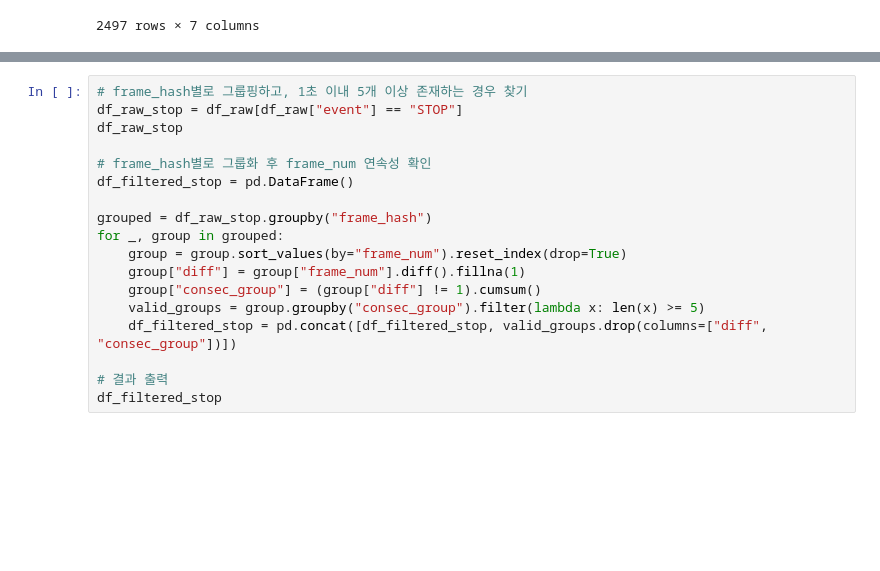
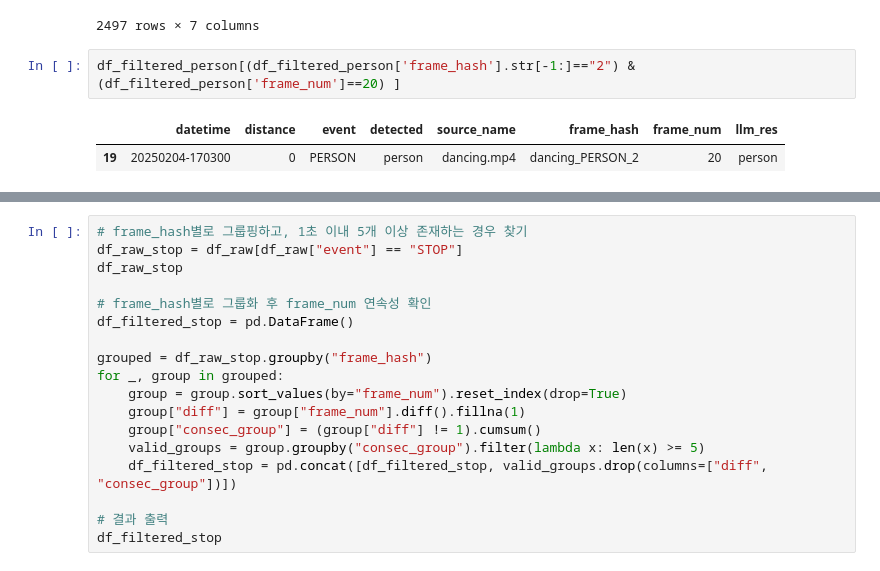
Before and after one commit to DrFirstLee/yolo_structure, a Jupyter notebook: notebooks/data_finalize_fast.ipynb, the cells around one changed output, grey strips where cells are left out. Saved outputs shown, nothing was run; the diff lists cells and outputs as text; blank space fills up the shorter version.

```diff
--- a/notebooks/data_finalize_fast.ipynb
+++ b/notebooks/data_finalize_fast.ipynb
@@ -45,5 +48,10 @@ df_filtered_person
 | 148 | 20250204-170303 | 0 | PERSON | person | dancing.mp4 | dancing_PERSON_9 | 234 |
 | 149 | 20250204-170303 | 0 | PERSON | person | dancing.mp4 | dancing_PERSON_9 | 235 |
 2497 rows × 7 columns
+# %%
+df_filtered_person[(df_filtered_person['frame_hash'].str[-1:]=="2") & (df_filtered_person['frame_num']==20) ]
+# %% [output]
+|  | datetime | distance | event | detected | source_name | frame_hash | frame_num | llm_res |
+| 19 | 20250204-170300 | 0 | PERSON | person | dancing.mp4 | dancing_PERSON_2 | 20 | person |
 # %%
 llm_res_l = []
```
Also changed, not shown: parts of 2 cells of this notebook, 1 other file.
